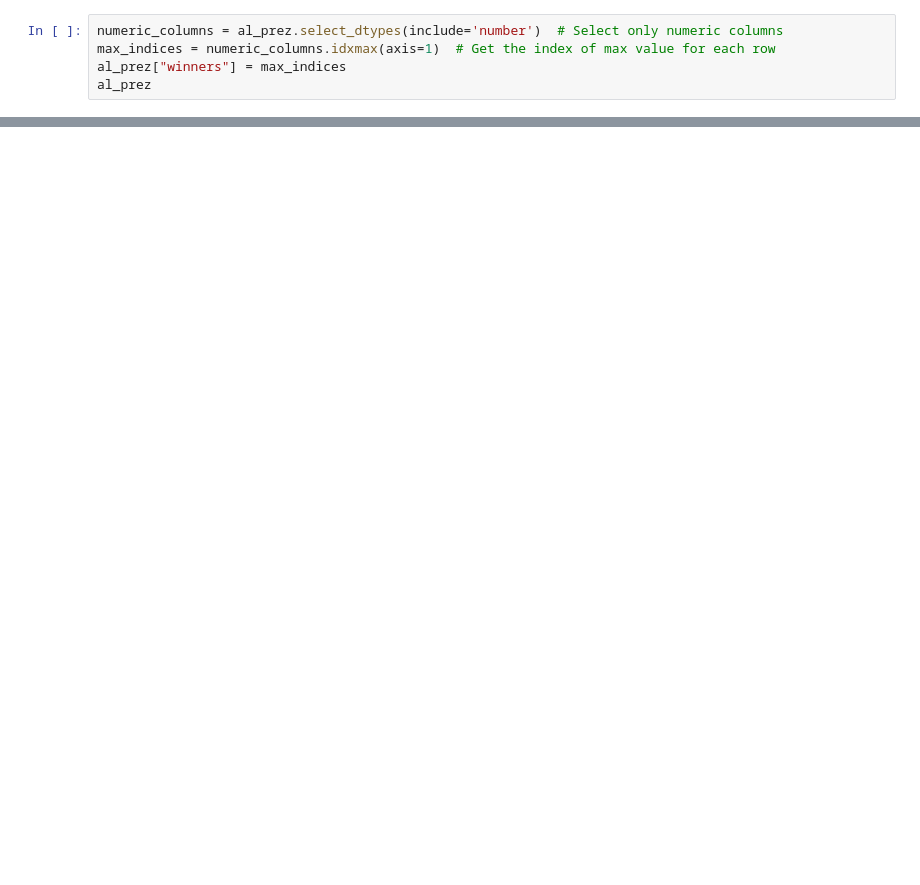
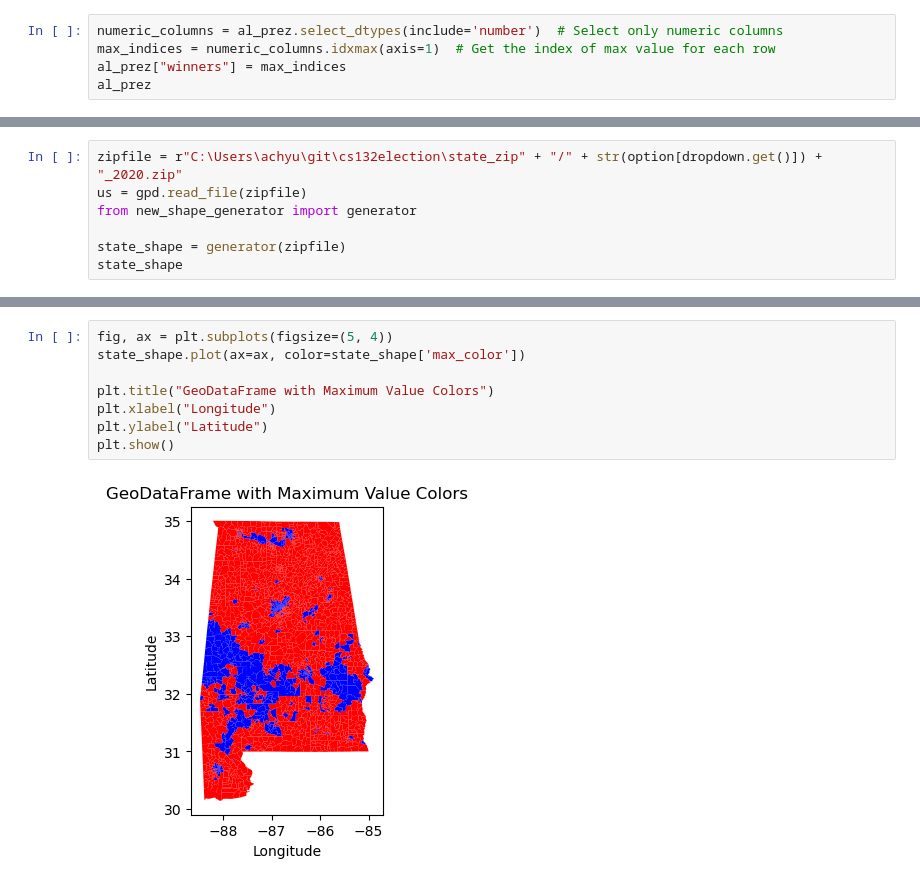
Before and after one commit to achyuthparth/cs132election, a Jupyter notebook: Untitled-1.ipynb, the cells around one changed output, grey strips where cells are left out. Saved outputs shown, nothing was run; the diff lists cells and outputs as text; blank space fills up the shorter version.

```diff
--- a/Untitled-1.ipynb
+++ b/Untitled-1.ipynb
@@ -220,0 +381,7 @@ al_prez
+# %%
+zipfile = r"C:\Users\achyu\git\cs132election\state_zip" + "/" + str(option[dropdown.get()]) + "_2020.zip"
+us = gpd.read_file(zipfile)
+from new_shape_generator import generator
+
+state_shape = generator(zipfile)
+state_shape
@@ -220,0 +402,10 @@ al_prez
+# %%
+fig, ax = plt.subplots(figsize=(5, 4))
+state_shape.plot(ax=ax, color=state_shape['max_color'])
+
+plt.title("GeoDataFrame with Maximum Value Colors")
+plt.xlabel("Longitude")
+plt.ylabel("Latitude")
+plt.show()
+# %% [output]
+[figure, added]
```
Also changed, not shown: parts of 8 cells of this notebook, 1 other file.
